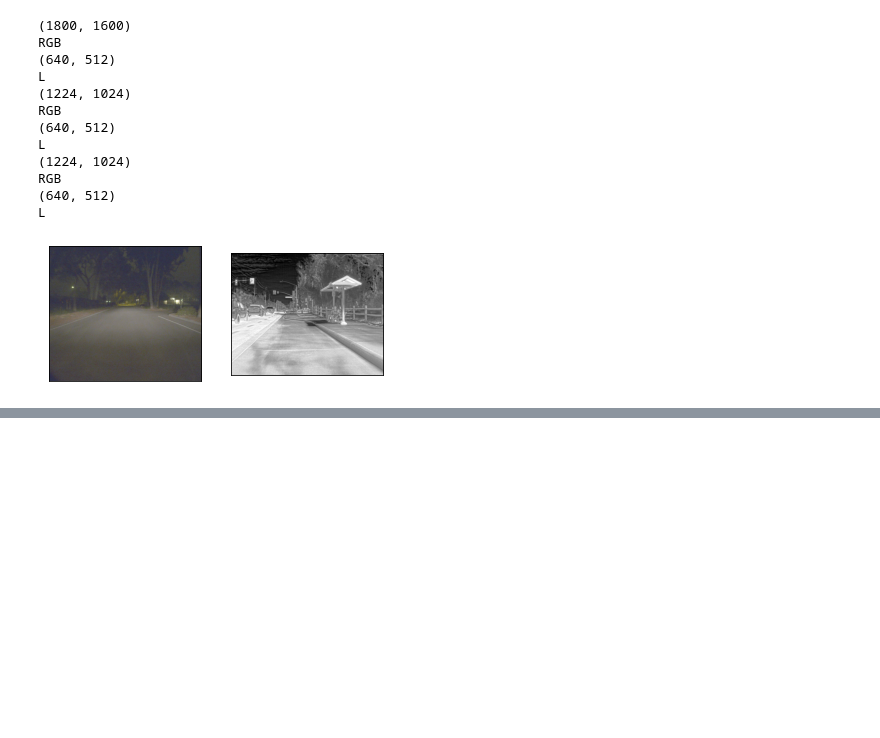
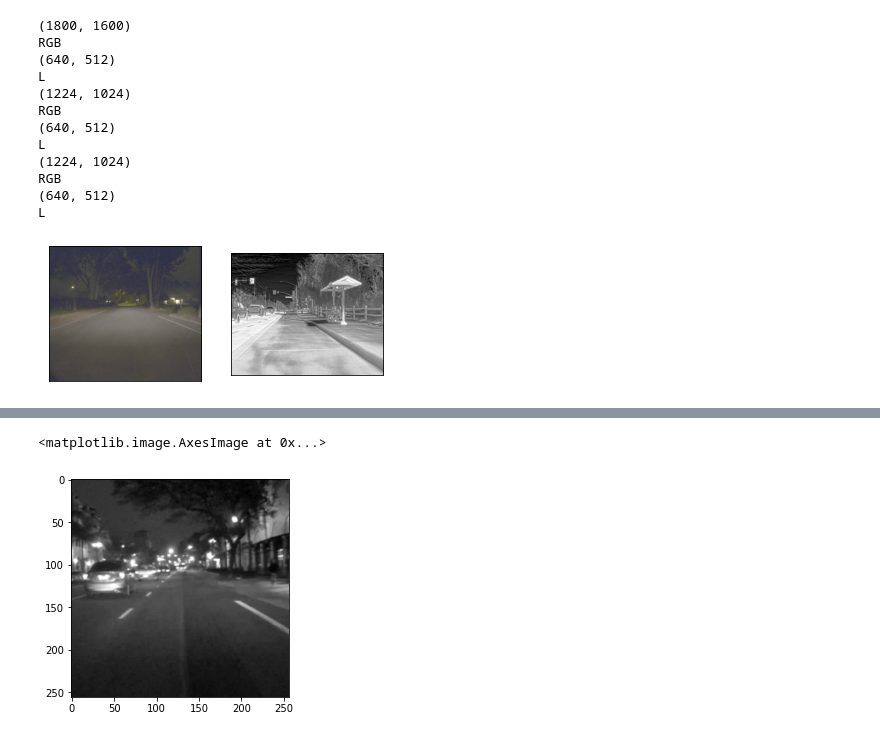
Before and after one commit to AIAhome/thermal-Infrared-image-generation, a Jupyter notebook: plot.ipynb, the cells around one changed output, grey strips where cells are left out. Cells and saved outputs as stored; diff of their text form; code cells hidden in the pictures; blank space fills up the shorter version.

```diff
--- a/plot.ipynb
+++ b/plot.ipynb
@@ -127,0 +139,5 @@ show([new_fig1,new_fig2])
+# %%
+plt.imshow(new_fig1.squeeze(),cmap='gray')
+# %% [output]
+<matplotlib.image.AxesImage at 0x...>
+[figure, added]
```
Also changed, not shown: parts of 1 cell of this notebook, 5 other files.
